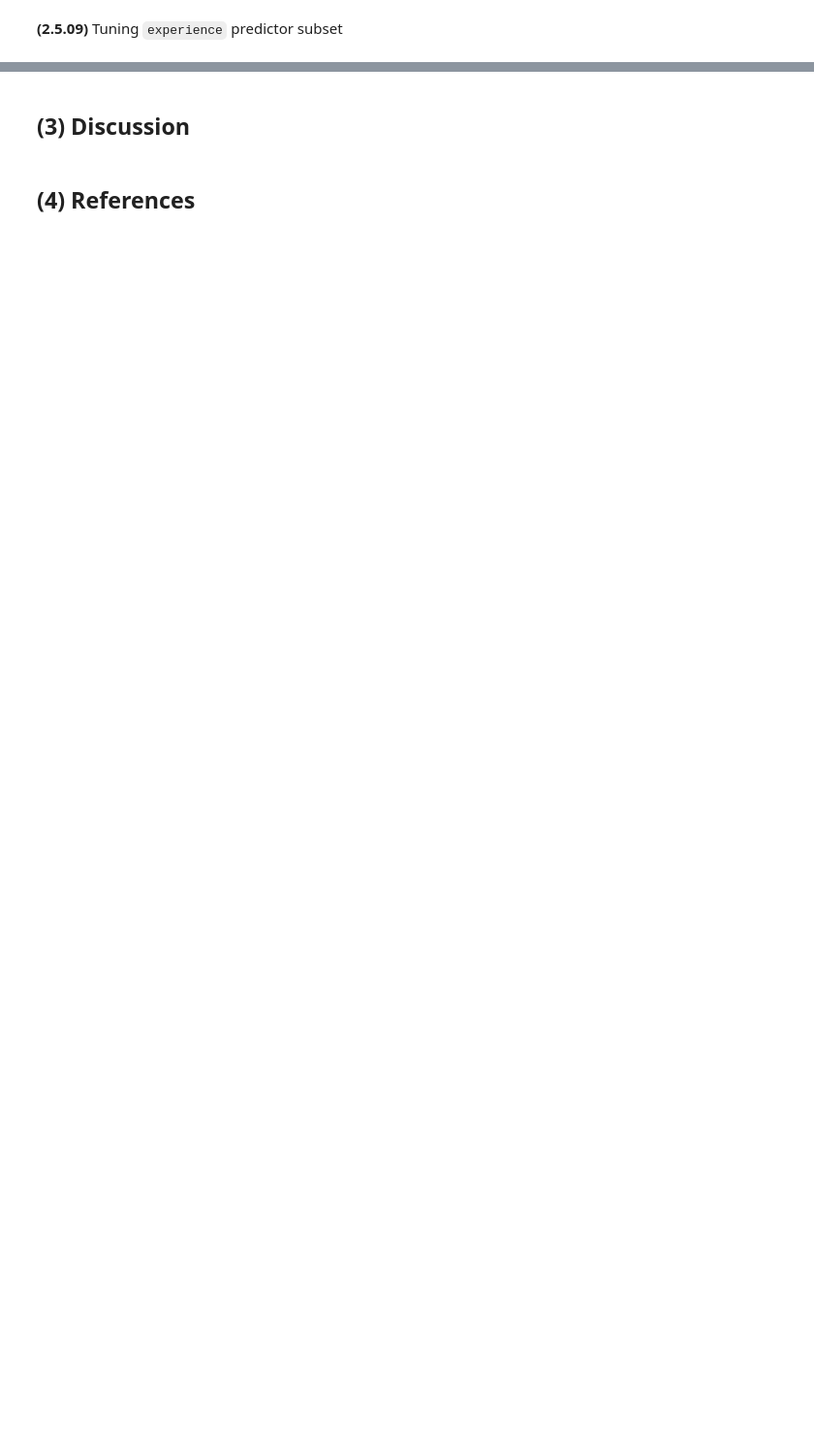
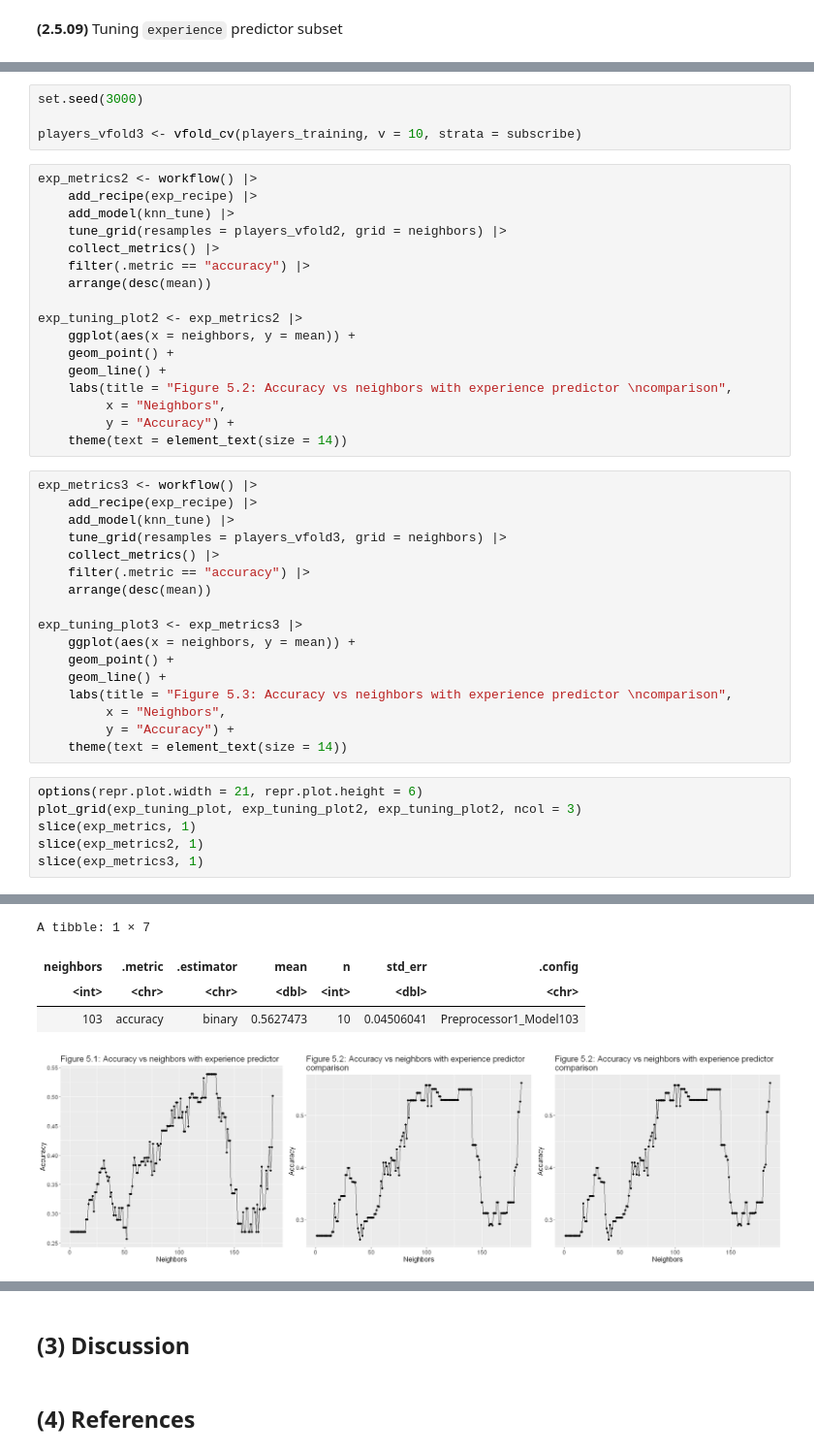
Before and after one commit to mke-l/dsci100-project, a Jupyter notebook: project_group1.ipynb, the cells around one changed output, grey strips where cells are left out. Shown: that part at 97% size. Drawn from its saved outputs; the diff is of its cells as text; blank space fills up the shorter version.

```diff
--- a/project_group1.ipynb
+++ b/project_group1.ipynb
@@ -402,0 +437,45 @@ exp_tuning_plot
+# %%
+set.seed(3000)
+
+players_vfold3 <- vfold_cv(players_training, v = 10, strata = subscribe)
+# %%
+exp_metrics2 <- workflow() |>
+    add_recipe(exp_recipe) |>
+    add_model(knn_tune) |>
+    tune_grid(resamples = players_vfold2, grid = neighbors) |>
+    collect_metrics() |>
+    filter(.metric == "accuracy") |>
+    arrange(desc(mean))
+
+exp_tuning_plot2 <- exp_metrics2 |>
+    ggplot(aes(x = neighbors, y = mean)) +
+    geom_point() +
+    geom_line() +
+    labs(title = "Figure 5.2: Accuracy vs neighbors with experience predictor \ncomparison",
+         x = "Neighbors",
+         y = "Accuracy") +
+    theme(text = element_text(size = 14))
+# %%
+exp_metrics3 <- workflow() |>
+    add_recipe(exp_recipe) |>
+    add_model(knn_tune) |>
+    tune_grid(resamples = players_vfold3, grid = neighbors) |>
+    collect_metrics() |>
+    filter(.metric == "accuracy") |>
+    arrange(desc(mean))
+
+exp_tuning_plot3 <- exp_metrics3 |>
+    ggplot(aes(x = neighbors, y = mean)) +
+    geom_point() +
+    geom_line() +
+    labs(title = "Figure 5.3: Accuracy vs neighbors with experience predictor \ncomparison",
+         x = "Neighbors",
+         y = "Accuracy") +
+    theme(text = element_text(size = 14))
+# %%
+options(repr.plot.width = 21, repr.plot.height = 6)
+plot_grid(exp_tuning_plot, exp_tuning_plot2, exp_tuning_plot2, ncol = 3)
+slice(exp_metrics, 1)
+slice(exp_metrics2, 1)
+slice(exp_metrics3, 1)
+# %% [output]
@@ -402,0 +490,5 @@ exp_tuning_plot
+A tibble: 1 × 7
+| neighbors | .metric | .estimator | mean | n | std_err | .config |
+| <int> | <chr> | <chr> | <dbl> | <int> | <dbl> | <chr> |
+| 103 | accuracy | binary | 0.5627473 | 10 | 0.04506041 | Preprocessor1_Model103 |
+[figure, added]
```
Also changed, not shown: parts of 56 cells of this notebook.
